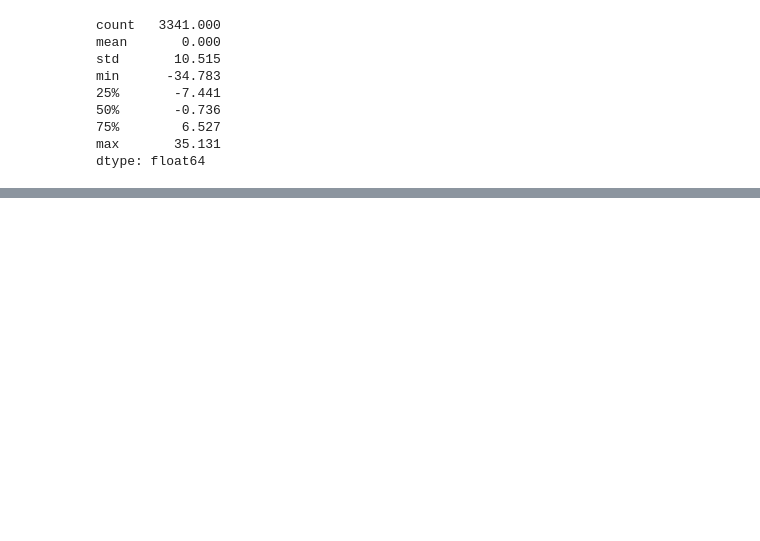
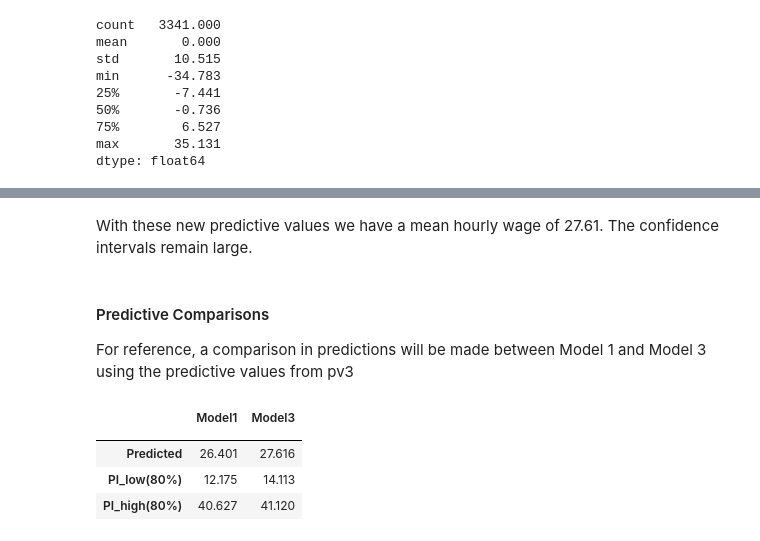
Before and after one commit to nxfern/DA3_Assignment_1, a Jupyter notebook: DA3_Assignment_1_NF.ipynb, the cells around one changed output, grey strips where cells are left out. Saved outputs shown, nothing was run; the diff lists cells and outputs as text; code cells hidden in the pictures; blank space fills up the shorter version.

```diff
--- a/DA3_Assignment_1_NF.ipynb
+++ b/DA3_Assignment_1_NF.ipynb
@@ -460,0 +568,22 @@ dtype: float64
+# %% [markdown]
+With these new predictive values we have a mean hourly wage of 27.61. The confidence intervals remain large.
+# %% [markdown]
+#### Predictive Comparisons
+For reference, a comparison in predictions will be made between Model 1 and Model 3 using the predictive values from pv3
+# %%
+# Generating an 80% CI comparison between models
+p4 = reg1.get_prediction(pv3).summary_frame(alpha=.2)
+
+pd.DataFrame(
+    {
+        " ": ["Predicted", "PI_low(80%)", "PI_high(80%)"],
+        "Model1": p4[["mean", "obs_ci_lower", "obs_ci_upper"]].values.tolist()[0],
+        "Model3": p3_80[["mean", "obs_ci_lower", "obs_ci_upper"]].values.tolist()[0],
+    }
+).set_index(" ")
+# %% [output]
+|  | Model1 | Model3 |
+|  |  |  |
+| Predicted | 26.401 | 27.616 |
+| PI_low(80%) | 12.175 | 14.113 |
+| PI_high(80%) | 40.627 | 41.120 |
```
Also changed, not shown: parts of 10 cells of this notebook.
